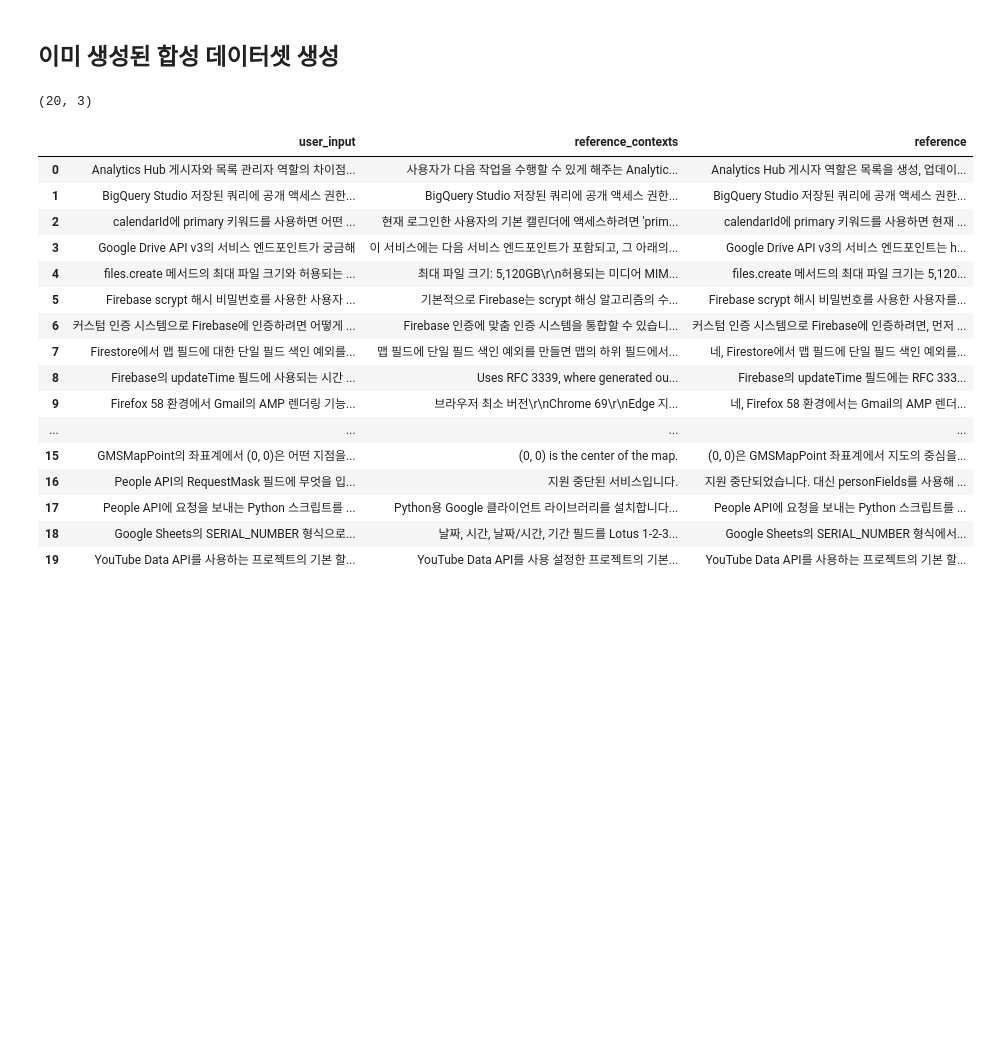
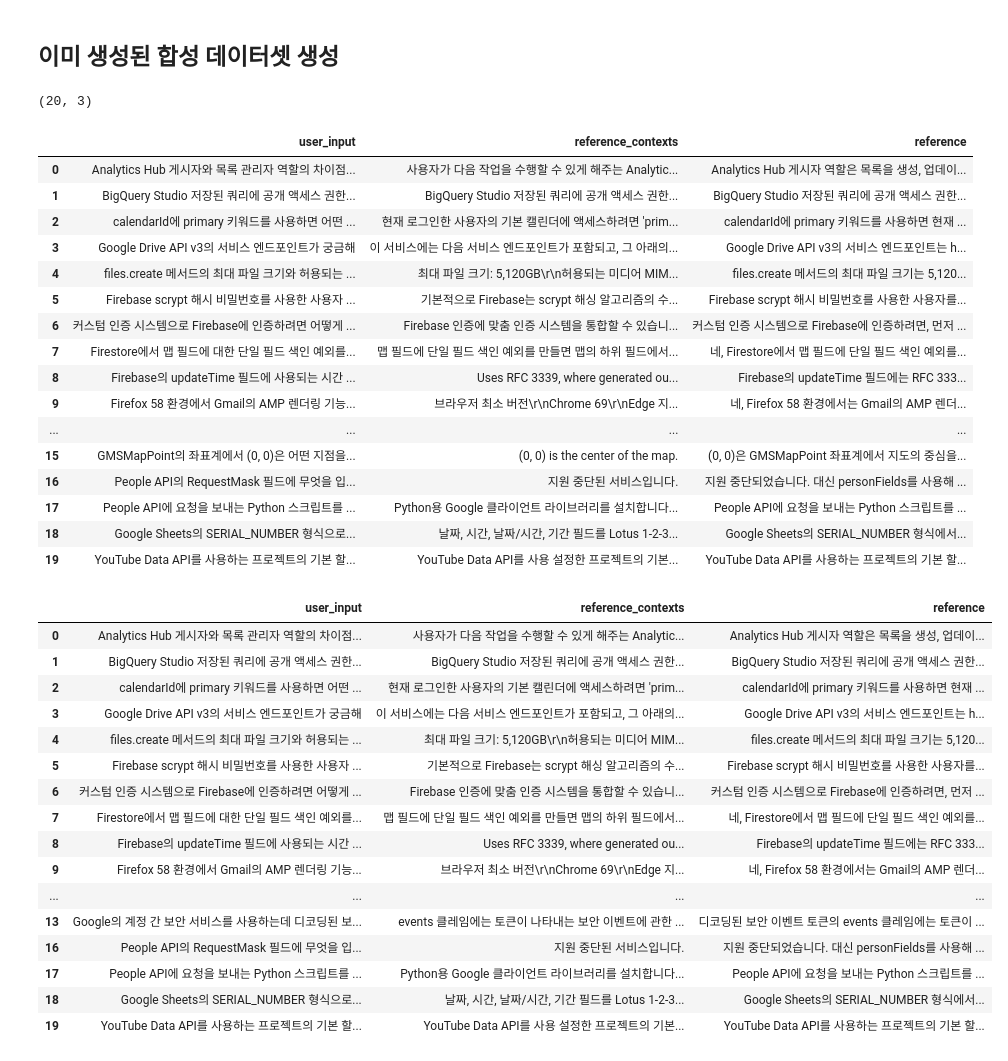
Before and after one commit to skn-ai14-250409/SKN14-Final-1Team-AI, a Jupyter notebook: LLM_hybrid/ragas/langgraph_test2.ipynb, the cells around one changed output. Saved outputs shown, nothing was run; the diff lists cells and outputs as text; code cells hidden in the pictures; blank space fills up the shorter version.

```diff
--- a/LLM_hybrid/ragas/langgraph_test2.ipynb
+++ b/LLM_hybrid/ragas/langgraph_test2.ipynb
@@ -91,29 +91,49 @@ from ragas.metrics import LLMContextRecall, Faithfulness, FactualCorrectness
 # %%
 import pandas as pd
 
 # 같은 폴더(현재 작업 디렉토리)에 저장했다면
 dataset_df = pd.read_csv("./dataset.csv")
 print(dataset_df.shape)
 display(dataset_df)
+
+dataset_df = dataset_df.drop([14, 15])
+display(dataset_df)
 # %% [output]
 (20, 3)
 |  | user_input | reference_contexts | reference |
 | 0 | Analytics Hub 게시자와 목록 관리자 역할의 차이점... | 사용자가 다음 작업을 수행할 수 있게 해주는 Analytic... | Analytics Hub 게시자 역할은 목록을 생성, 업데이... |
 | 1 | BigQuery Studio 저장된 쿼리에 공개 액세스 권한... | BigQuery Studio 저장된 쿼리에 공개 액세스 권한... | BigQuery Studio 저장된 쿼리에 공개 액세스 권한... |
 | 2 | calendarId에 primary 키워드를 사용하면 어떤 ... | 현재 로그인한 사용자의 기본 캘린더에 액세스하려면 'prim... | calendarId에 primary 키워드를 사용하면 현재 ... |
 | 3 | Google Drive API v3의 서비스 엔드포인트가 궁금해 | 이 서비스에는 다음 서비스 엔드포인트가 포함되고, 그 아래의... | Google Drive API v3의 서비스 엔드포인트는 h... |
 | 4 | files.create 메서드의 최대 파일 크기와 허용되는 ... | 최대 파일 크기: 5,120GB\r\n허용되는 미디어 MIM... | files.create 메서드의 최대 파일 크기는 5,120... |
 | 5 | Firebase scrypt 해시 비밀번호를 사용한 사용자 ... | 기본적으로 Firebase는 scrypt 해싱 알고리즘의 수... | Firebase scrypt 해시 비밀번호를 사용한 사용자를... |
 | 6 | 커스텀 인증 시스템으로 Firebase에 인증하려면 어떻게 ... | Firebase 인증에 맞춤 인증 시스템을 통합할 수 있습니... | 커스텀 인증 시스템으로 Firebase에 인증하려면, 먼저 ... |
 | 7 | Firestore에서 맵 필드에 대한 단일 필드 색인 예외를... | 맵 필드에 단일 필드 색인 예외를 만들면 맵의 하위 필드에서... | 네, Firestore에서 맵 필드에 단일 필드 색인 예외를... |
 | 8 | Firebase의 updateTime 필드에 사용되는 시간 ... | Uses RFC 3339, where generated ou... | Firebase의 updateTime 필드에는 RFC 333... |
 | 9 | Firefox 58 환경에서 Gmail의 AMP 렌더링 기능... | 브라우저 최소 버전\r\nChrome 69\r\nEdge 지... | 네, Firefox 58 환경에서는 Gmail의 AMP 렌더... |
 | ... | ... | ... | ... |
 | 15 | GMSMapPoint의 좌표계에서 (0, 0)은 어떤 지점을... | (0, 0) is the center of the map. | (0, 0)은 GMSMapPoint 좌표계에서 지도의 중심을... |
 | 16 | People API의 RequestMask 필드에 무엇을 입... | 지원 중단된 서비스입니다. | 지원 중단되었습니다. 대신 personFields를 사용해 ... |
 | 17 | People API에 요청을 보내는 Python 스크립트를 ... | Python용 Google 클라이언트 라이브러리를 설치합니다... | People API에 요청을 보내는 Python 스크립트를 ... |
 | 18 | Google Sheets의 SERIAL_NUMBER 형식으로... | 날짜, 시간, 날짜/시간, 기간 필드를 Lotus 1-2-3... | Google Sheets의 SERIAL_NUMBER 형식에서... |
 | 19 | YouTube Data API를 사용하는 프로젝트의 기본 할... | YouTube Data API를 사용 설정한 프로젝트의 기본... | YouTube Data API를 사용하는 프로젝트의 기본 할... |
+|  | user_input | reference_contexts | reference |
+| 0 | Analytics Hub 게시자와 목록 관리자 역할의 차이점... | 사용자가 다음 작업을 수행할 수 있게 해주는 Analytic... | Analytics Hub 게시자 역할은 목록을 생성, 업데이... |
+| 1 | BigQuery Studio 저장된 쿼리에 공개 액세스 권한... | BigQuery Studio 저장된 쿼리에 공개 액세스 권한... | BigQuery Studio 저장된 쿼리에 공개 액세스 권한... |
+| 2 | calendarId에 primary 키워드를 사용하면 어떤 ... | 현재 로그인한 사용자의 기본 캘린더에 액세스하려면 'prim... | calendarId에 primary 키워드를 사용하면 현재 ... |
+| 3 | Google Drive API v3의 서비스 엔드포인트가 궁금해 | 이 서비스에는 다음 서비스 엔드포인트가 포함되고, 그 아래의... | Google Drive API v3의 서비스 엔드포인트는 h... |
+| 4 | files.create 메서드의 최대 파일 크기와 허용되는 ... | 최대 파일 크기: 5,120GB\r\n허용되는 미디어 MIM... | files.create 메서드의 최대 파일 크기는 5,120... |
+| 5 | Firebase scrypt 해시 비밀번호를 사용한 사용자 ... | 기본적으로 Firebase는 scrypt 해싱 알고리즘의 수... | Firebase scrypt 해시 비밀번호를 사용한 사용자를... |
+| 6 | 커스텀 인증 시스템으로 Firebase에 인증하려면 어떻게 ... | Firebase 인증에 맞춤 인증 시스템을 통합할 수 있습니... | 커스텀 인증 시스템으로 Firebase에 인증하려면, 먼저 ... |
+| 7 | Firestore에서 맵 필드에 대한 단일 필드 색인 예외를... | 맵 필드에 단일 필드 색인 예외를 만들면 맵의 하위 필드에서... | 네, Firestore에서 맵 필드에 단일 필드 색인 예외를... |
+| 8 | Firebase의 updateTime 필드에 사용되는 시간 ... | Uses RFC 3339, where generated ou... | Firebase의 updateTime 필드에는 RFC 333... |
+| 9 | Firefox 58 환경에서 Gmail의 AMP 렌더링 기능... | 브라우저 최소 버전\r\nChrome 69\r\nEdge 지... | 네, Firefox 58 환경에서는 Gmail의 AMP 렌더... |
+| ... | ... | ... | ... |
+| 13 | Google의 계정 간 보안 서비스를 사용하는데 디코딩된 보... | events 클레임에는 토큰이 나타내는 보안 이벤트에 관한 ... | 디코딩된 보안 이벤트 토큰의 events 클레임에는 토큰이 ... |
+| 16 | People API의 RequestMask 필드에 무엇을 입... | 지원 중단된 서비스입니다. | 지원 중단되었습니다. 대신 personFields를 사용해 ... |
+| 17 | People API에 요청을 보내는 Python 스크립트를 ... | Python용 Google 클라이언트 라이브러리를 설치합니다... | People API에 요청을 보내는 Python 스크립트를 ... |
+| 18 | Google Sheets의 SERIAL_NUMBER 형식으로... | 날짜, 시간, 날짜/시간, 기간 필드를 Lotus 1-2-3... | Google Sheets의 SERIAL_NUMBER 형식에서... |
+| 19 | YouTube Data API를 사용하는 프로젝트의 기본 할... | YouTube Data API를 사용 설정한 프로젝트의 기본... | YouTube Data API를 사용하는 프로젝트의 기본 할... |
 # %%
 
 ## 02.RAG 체인 구성
```
Also changed, not shown: parts of 5 cells of this notebook, 12 other files.
